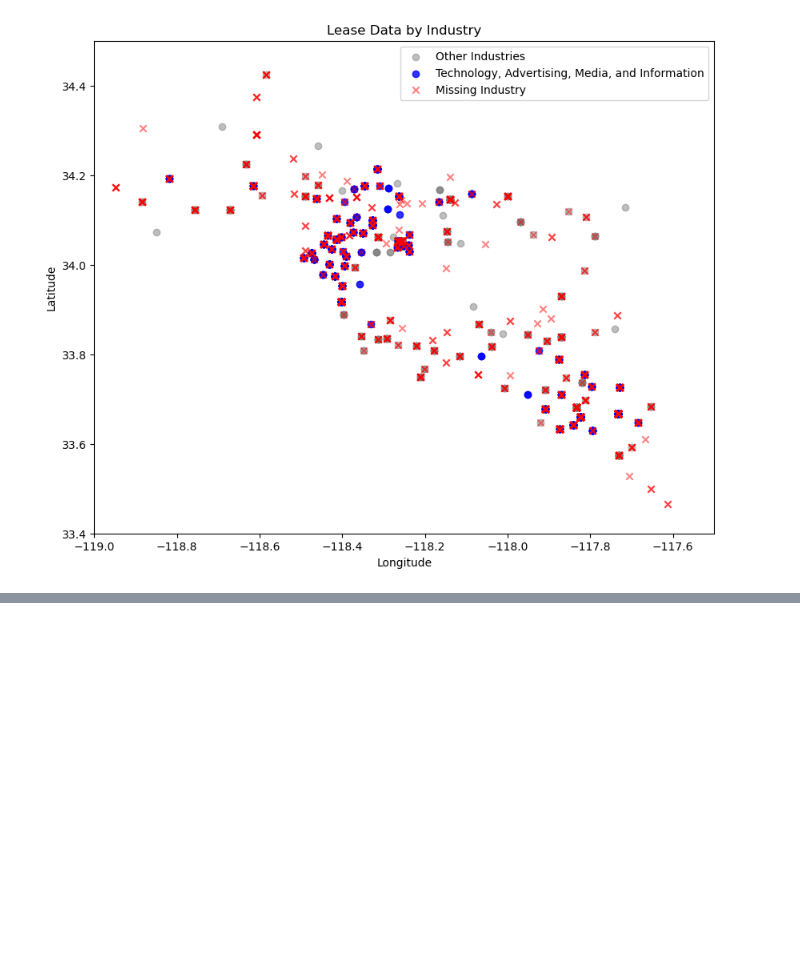
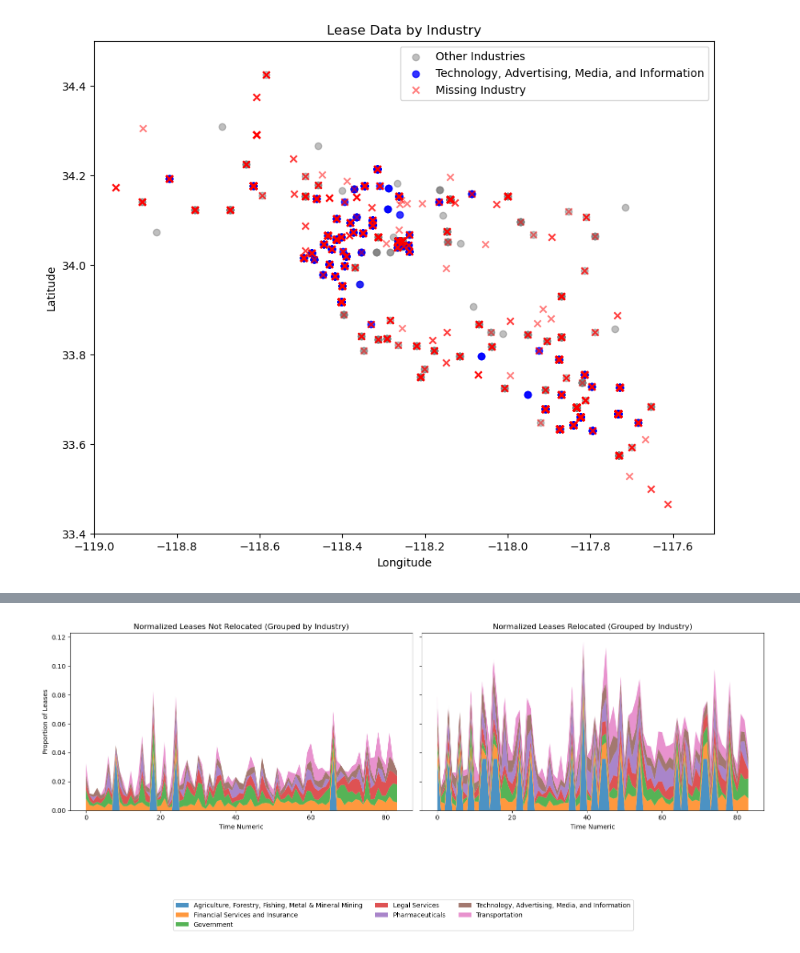
Before and after one commit to GlenFilson/ASADatafest25, a Jupyter notebook: Notebooks/glen.ipynb, the cells around one changed output, grey strips where cells are left out. Drawn from its saved outputs; the diff is of its cells as text; code cells hidden in the pictures; blank space fills up the shorter version.

```diff
--- a/Notebooks/glen.ipynb
+++ b/Notebooks/glen.ipynb
@@ -308,0 +849,68 @@ See the caveats in the documentation: https://pandas.pydata.org/pandas-docs/stab
+# %%
+import pandas as pd
+import matplotlib.pyplot as plt
+
+# Assuming `focused_lease` contains the original data
+focus_industries = [
+    'Technology, Advertising, Media, and Information',
+    'Financial Services and Insurance',
+    'Legal Services',
+    'Agriculture, Forestry, Fishing, Metal & Mineral Mining',
+    'Pharmaceuticals',
+    'Transportation',
+    'Government'
+]
+
+# Filter to include only the specified industries
+filtered_data = focused_lease[focused_lease['internal_industry'].isin(focus_industries)]
+
+# Group data by 'relocated', 'internal_industry', and 'time_numeric' to calculate counts
+stacked_data = filtered_data.groupby(['relocated', 'internal_industry', 'time_numeric']).size().reset_index(name='count')
+
+# Calculate the total size of each industry (sum of counts across all time periods and relocation statuses)
+industry_totals = stacked_data.groupby('internal_industry')['count'].sum().reset_index(name='total_size')
+
+# Merge the total size back into the original data
+normalized_data = stacked_data.merge(industry_totals, on='internal_industry')
+
+# Normalize the count by dividing by the total size of the industry
+normalized_data['normalized_count'] = normalized_data['count'] / normalized_data['total_size']
+
+# Separate normalized data for relocated == 0 and relocated == 1
+normalized_pivot_0 = normalized_data[normalized_data['relocated'] == 0].pivot(index='time_numeric', columns='internal_industry', values='normalized_count').fillna(0)
+normalized_pivot_1 = normalized_data[normalized_data['relocated'] == 1].pivot(index='time_numeric', columns='internal_industry', values='normalized_count').fillna(0)
+
+# Prepare data for stack plots
+time_numeric_0 = normalized_pivot_0.index
+industries_0 = normalized_pivot_0.columns
+values_0 = [normalized_pivot_0[industry] for industry in industries_0]
+
+time_numeric_1 = normalized_pivot_1.index
+industries_1 = normalized_pivot_1.columns
+values_1 = [normalized_pivot_1[industry] for industry in industries_1]
+
+# Create subplots for side-by-side stack plots
+fig, axes = plt.subplots(1, 2, figsize=(16, 6), sharey=True)
+
+# Plot stack plot for relocated == 0
+axes[0].stackplot(time_numeric_0, *values_0, labels=industries_0, alpha=0.8)
+axes[0].set_title('Normalized Leases Not Relocated (Grouped by Industry)')
+axes[0].set_xlabel('Time Numeric')
+axes[0].set_ylabel('Proportion of Leases')
+
+# Plot stack plot for relocated == 1
+axes[1].stackplot(time_numeric_1, *values_1, labels=industries_1, alpha=0.8)
+axes[1].set_title('Normalized Leases Relocated (Grouped by Industry)')
+axes[1].set_xlabel('Time Numeric')
+
+# Add a shared legend below both plots
+handles, labels = axes[1].get_legend_handles_labels()
+fig.legend(handles, labels, loc='lower center', ncol=3, bbox_to_anchor=(0.5, -0.15), fontsize=10)
+
+# Adjust layout to make room for the legend
+plt.tight_layout(rect=[0, 0.2, 1, 1])  # Leave space at the bottom for the legend
+
+# Show the plot
+plt.show()
+# %% [output]
+[figure, added]
```
Also changed, not shown: parts of 27 cells of this notebook, 13 other files.
